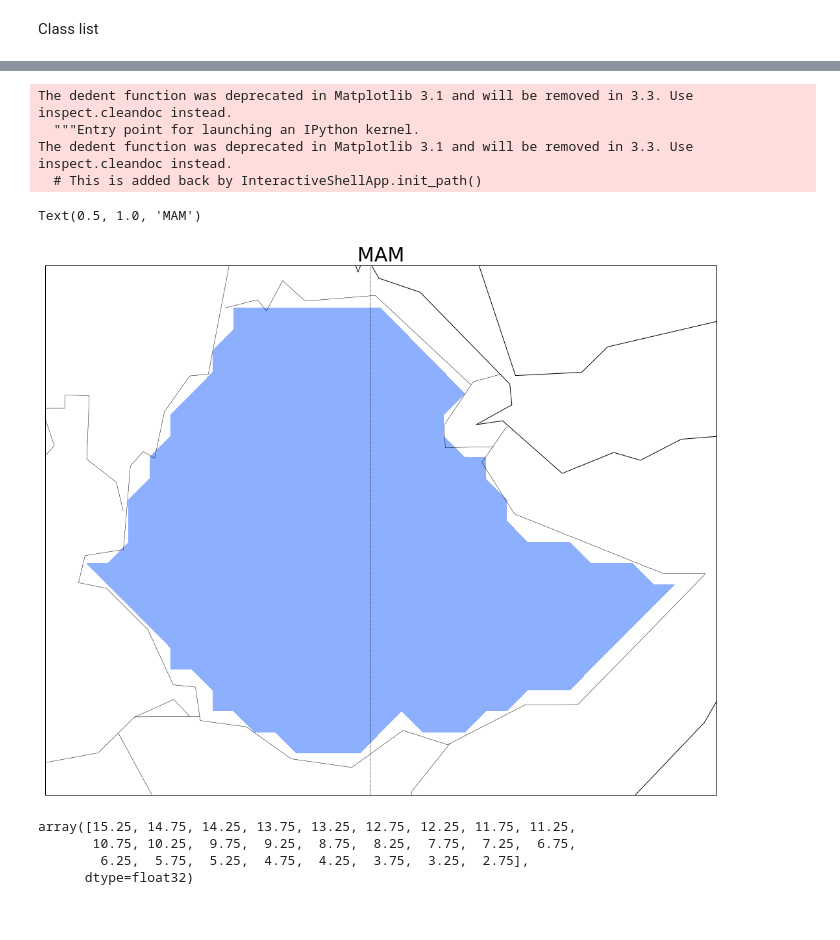
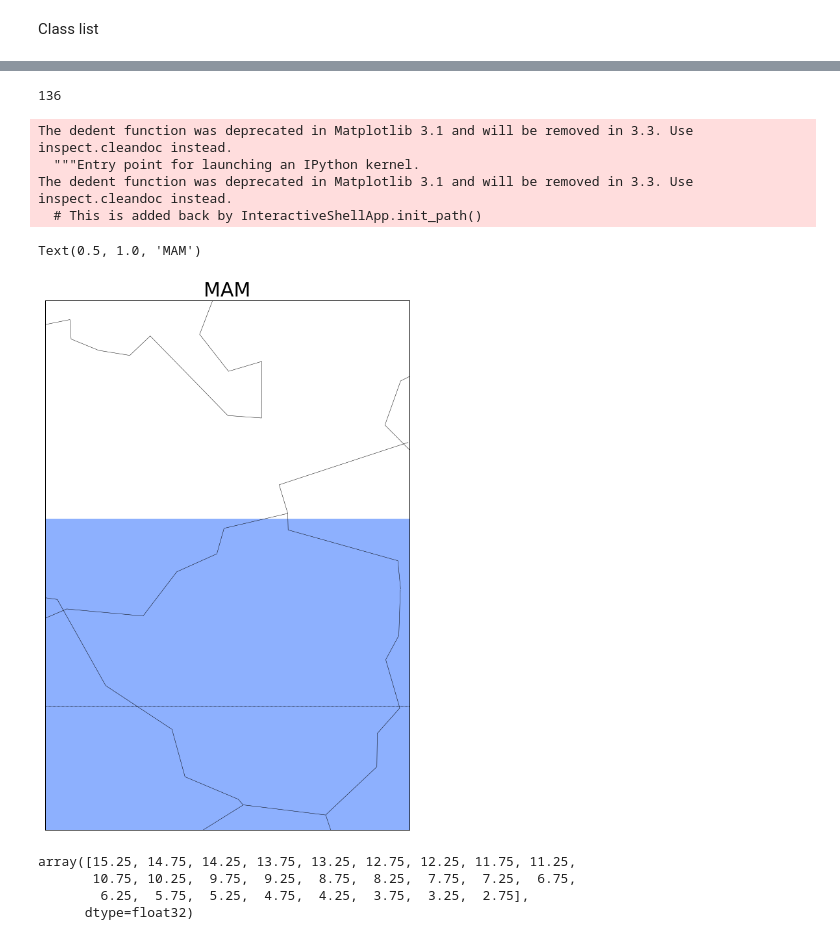
Before and after one commit to alchemist5617/timeseries-networks, a Jupyter notebook: whole_data_validation/data_country_finder.ipynb, the cells around one changed output, grey strips where cells are left out. Drawn from its saved outputs; the diff is of its cells as text; code cells hidden in the pictures.

```diff
--- a/whole_data_validation/data_country_finder.ipynb
+++ b/whole_data_validation/data_country_finder.ipynb
@@ -227,0 +363,12 @@ from geopy.extra.rate_limiter import RateLimiter
+# %%
+locator = Nominatim(user_agent="myGeocoder")
+coordinates = list(zip(lat_list,lon_list))
+
+result = []
+for i in range(len(coordinates)):
+    coordinate = '{}, {}'.format(coordinates[i][0], coordinates[i][1])
+    location = locator.reverse(coordinate)
+    if location is None:
+        result.append("NAN")
+    else:
+        result.append(location.raw['address']['country_code'])
@@ -240,4 +428,20 @@ lat = d.get_lat()
+# %%
+#mauritania
+
+file_name = '../../../nc/mauritania_1891_2015.nc'
+temporal_limits= {"time_min":datetime(1891, 1, 1, 0, 0),"time_max":datetime(2015, 12, 1, 0, 0) }
+#spatial_limits={"lon_min":0.25,"lon_max":16.25,"lat_min":23.75,"lat_max":11.25}
+
+d = Data(file_name,'precip',temporal_limits, missing_value=-9.96921e+36)
+
+data = d.get_data()
+lon_list = d.get_lon_list()
+lat_list = d.get_lat_list()
+lon = d.get_lon()
+lat = d.get_lat()
 # %%
 locator = Nominatim(user_agent="myGeocoder")
 # %%
 coordinates = list(zip(lat_list,lon_list))
+# %%
+location = locator.reverse(coordinate)
@@ -253,3 +463,3 @@ for i in range(len(coordinates)):
 # %%
-ET_index = np.array(result) == 'et'
+ET_index = np.array(result) == 'mr'
 # %%
@@ -293,3 +511,7 @@ np.save("ET_class_list.npy", class_list)
+# %%
+len(class_list)
+# %% [output]
+136
 # %%
 df_sst = pd.DataFrame({"lons":lon_list,"lats":lat_list})
 
@@ -312,27 +534,27 @@ for i in range(lat_number):
             deg[i,j]=np.nan
 # %%
 m=Basemap(projection='mill',lat_ts=10,llcrnrlon=lon.min(), \
-  urcrnrlon=lon.max(),llcrnrlat=lat.min(),urcrnrlat=lat.max(), \
+  urcrnrlon=lon.max(),llcrnrlat=lat.min(),urcrnrlat=lat.max()+5, \
   resolution='c')
 
 lon2, lat2 = np.meshgrid(lon,lat)
 x, y = m(lon2, lat2)
 fig = plt.figure(figsize=(20,15))
 #m.fillcontinents(color='gray',lake_color='gray')
 m.drawcoastlines()
 m.drawparallels(np.arange(-80.,81.,20.))
 m.drawmeridians(np.arange(-180.,181.,20.))
 m.drawmapboundary(fill_color='white')
 m.drawcountries()
 cs = m.contourf(x,y,deg,20,cmap=plt.cm.get_cmap('coolwarm'))
 plt.title("MAM", fontsize = 30)
 # %% [output]
 The dedent function was deprecated in Matplotlib 3.1 and will be removed in 3.3. Use inspect.cleandoc instead.
   """Entry point for launching an IPython kernel.
 The dedent function was deprecated in Matplotlib 3.1 and will be removed in 3.3. Use inspect.cleandoc instead.
   # This is added back by InteractiveShellApp.init_path()
 Text(0.5, 1.0, 'MAM')
-[figure, old version]
+[figure, new version]
 # %%
 lat
 # %% [output]
```
Also changed, not shown: parts of 28 cells of this notebook, 27 other files.
